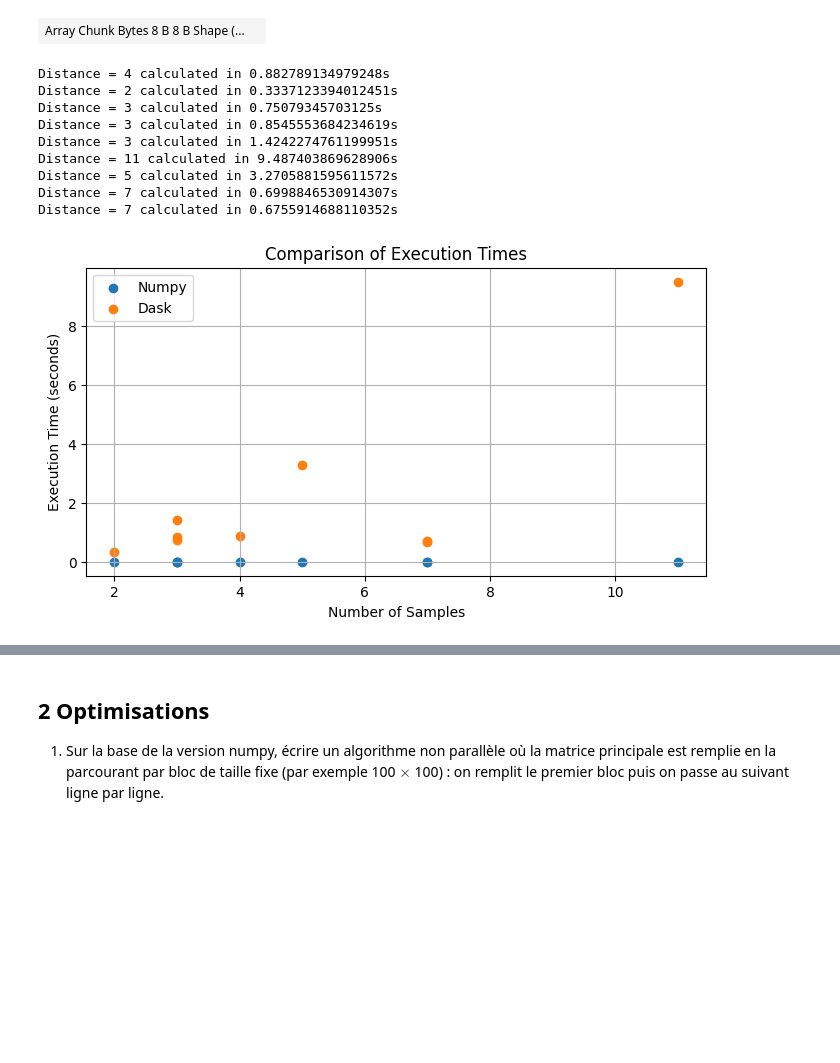
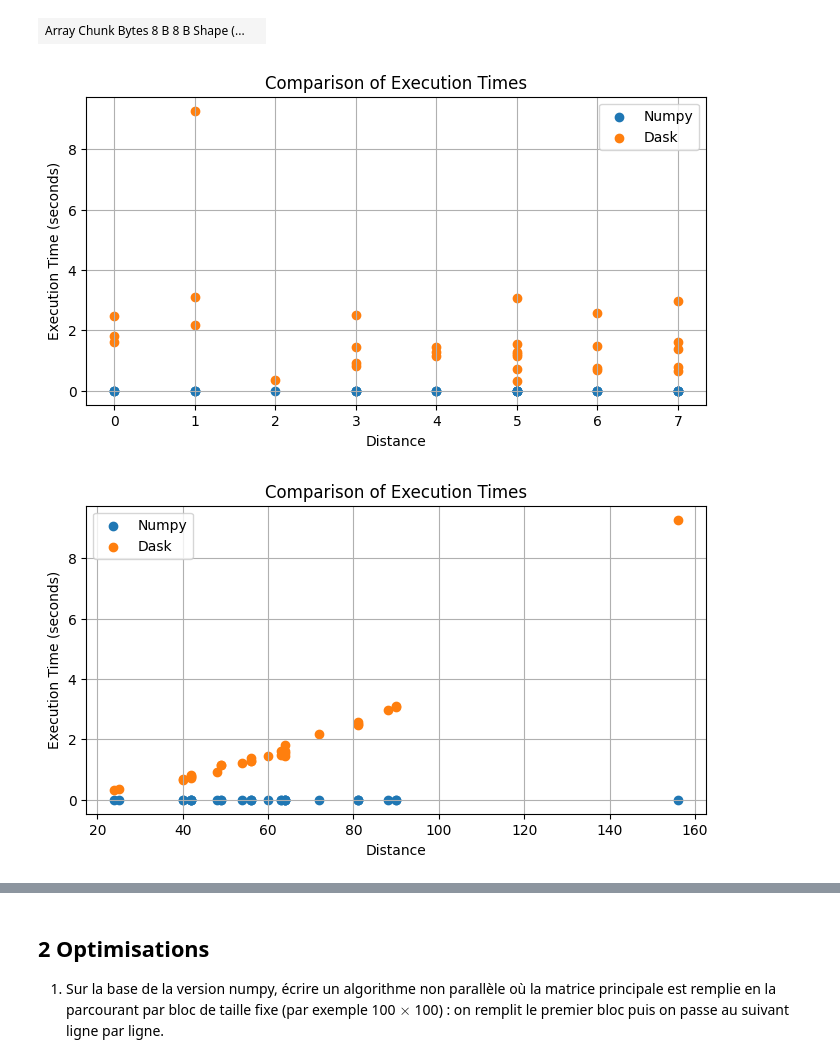
Before and after one commit to RodrigoFernandes-DA/TPs_Univ, a Jupyter notebook: Architectures et Technologies en Sciences des Données/TP6-Dask/TP06_03_Lev/M1SD-TP06-DaskArray-Levenshtein.ipynb, the cells around one changed output, grey strips where cells are left out. Cells and saved outputs as stored; diff of their text form; code cells hidden in the pictures; blank space fills up the shorter version.

```diff
--- a/Architectures et Technologies en Sciences des Données/TP6-Dask/TP06_03_Lev/M1SD-TP06-DaskArray-Levenshtein.ipynb
+++ b/Architectures et Technologies en Sciences des Données/TP6-Dask/TP06_03_Lev/M1SD-TP06-DaskArray-Levenshtein.ipynb
@@ -181,10 +175,25 @@ result
 # %% [output]
 | Array Chunk Bytes 8 B 8 B Shape (... |  |
 # %%
-seq1 = ['GATTACA', 'flawn', 'sitting', 'saturday', 'elephant', 'encyclopedia', 'democracy', 'marcy', 'rodrigo']
-seq2 = ['GCATGCU', 'drawn', 'kitten', 'sunday', 'relevant', 'psychoanalysis', 'aristocracy', 'andreina', 'gaston']
-dists = []
+seq1 = [
+    'GATTACA', 'flawn', 'sitting', 'saturday', 'elephant', 'marcy', 'rodrigo',
+    'algorithm', 'basketball', 'chocolate', 'diamond', 'elephant', 'freedom',
+    'giraffe', 'happiness', 'illusion', 'jazz', 'kangaroo', 'lightning',
+    'mountain', 'notebook', 'octopus', 'penguin', 'quasar', 'butterfly',
+    'crocodile', 'dinosaur', 'fireworks', 'hamburger', 'kaleidoscope'
+]
+
+seq2 = [
+    'GCATGCU', 'drawn', 'kitten', 'sunday', 'relevant', 'andreina', 'gaston',
+    'alligator', 'basket', 'caramel', 'dynamite', 'elephant', 'festival',
+    'guitar', 'harmony', 'imagination', 'jungle', 'koala', 'lighthouse',
+    'monument', 'notepad', 'ostrich', 'parrot', 'quicksand', 'buttercup',
+    'crocodile', 'dinosaur', 'firework', 'hamburgers', 'kaleidoscopes'
+]
+dists_da = []
 da_times = []
+np_times2 = []
+chars_da = []
 
 for i in range(len(seq1)):
     tic = time.time()
@@ -192,22 +201,21 @@ for i in range(len(seq1)):
     result2 = result.compute()
     toc = time.time()
     da_times.append(toc-tic)
-    dists.append(result2)
-    print(f'Distance = {result2} calculated in {toc-tic}s')
+
+
+
+
+    tic = time.time()
+    result = levenshtein_numpy(seq1[i], seq2[i])
+    toc = time.time()
+    np_times2.append(toc-tic)
+    dists_da.append(result2)
+    chars_da.append((len(seq1[i]))*(len(seq2[i])))
+    # print(f'Distance = {result2} calculated in {toc-tic}s')
-# %% [output]
-Distance = 4 calculated in 0.882789134979248s
-Distance = 2 calculated in 0.3337123394012451s
-Distance = 3 calculated in 0.75079345703125s
-Distance = 3 calculated in 0.8545553684234619s
-Distance = 3 calculated in 1.4242274761199951s
-Distance = 11 calculated in 9.487403869628906s
-Distance = 5 calculated in 3.2705881595611572s
-Distance = 7 calculated in 0.6998846530914307s
-Distance = 7 calculated in 0.6755914688110352s
 # %%
 plt.figure(figsize=(8, 4))
-plt.scatter(dists, np_times, label='Numpy', marker='o')
-plt.scatter(dists, da_times, label='Dask', marker='o')
+plt.scatter(dists_da, np_times2, label='Numpy', marker='o')
+plt.scatter(dists_da, da_times, label='Dask', marker='o')
 plt.xlabel('Distance')
 plt.ylabel('Execution Time (seconds)')
 plt.title('Comparison of Execution Times')
@@ -215,7 +223,19 @@ plt.legend()
 plt.grid()
 plt.show()
 # %% [output]
-[figure, old version]
+[figure, new version]
+# %%
+plt.figure(figsize=(8, 4))
+plt.scatter(chars_da, np_times2, label='Numpy', marker='o')
+plt.scatter(chars_da, da_times, label='Dask', marker='o')
+plt.xlabel('Distance')
+plt.ylabel('Execution Time (seconds)')
+plt.title('Comparison of Execution Times')
+plt.legend()
+plt.grid()
+plt.show()
+# %% [output]
+[figure, added]
 # %%
 result
 # %% [output]
```
Also changed, not shown: parts of 10 cells of this notebook, 3 other files.
